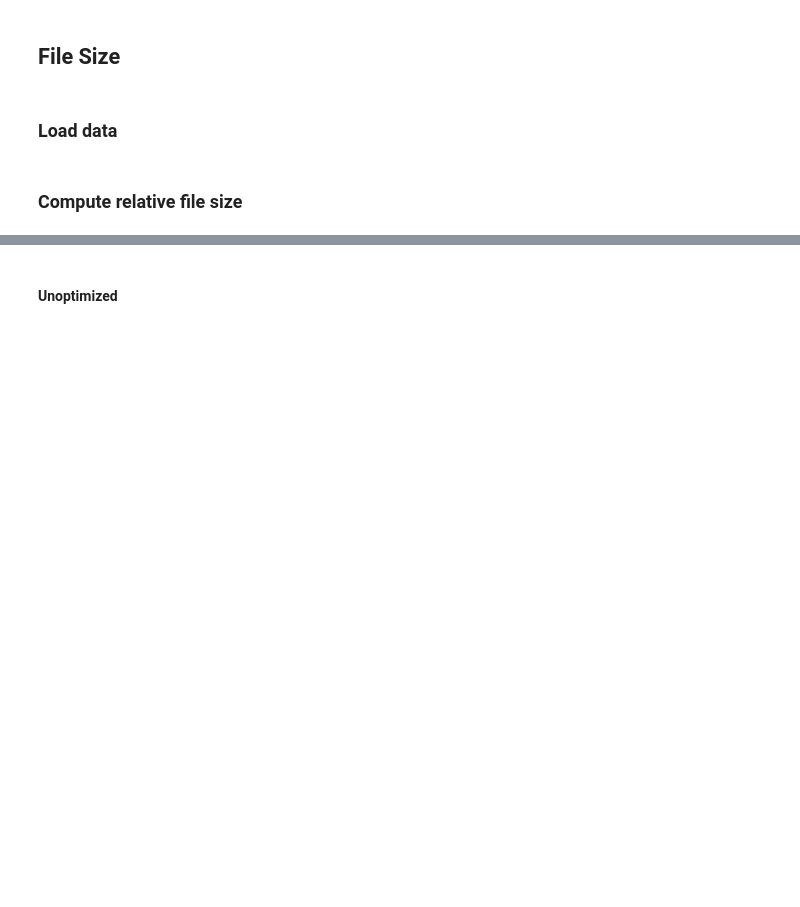
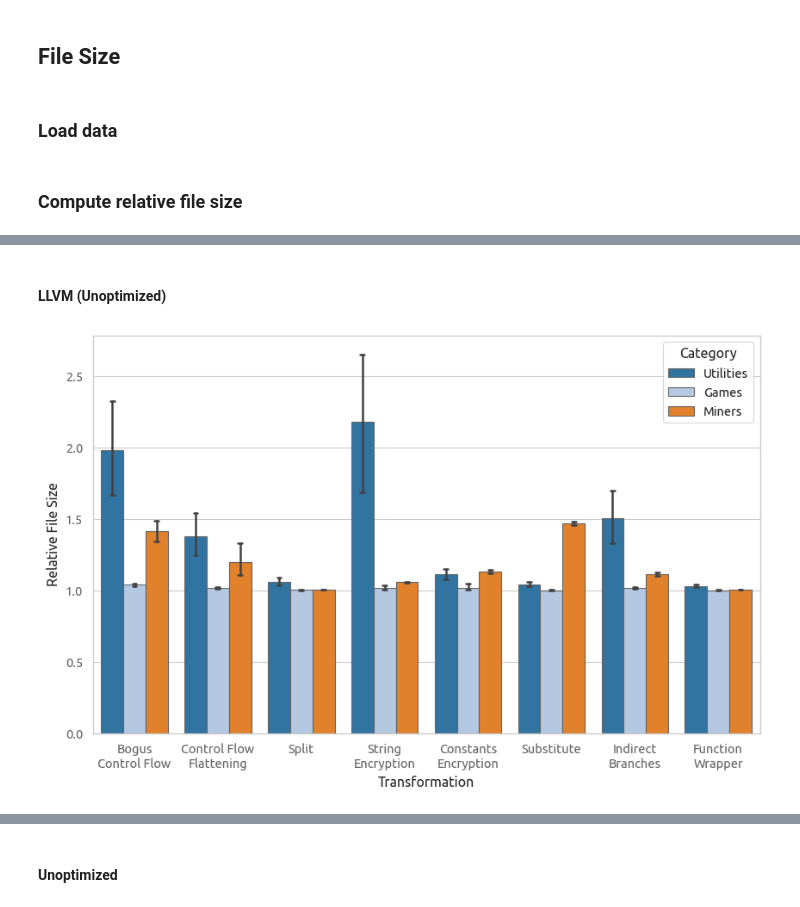
Before and after one commit to HakonHarnes/wasm-obf, a Jupyter notebook: analysis/file-size.ipynb, the cells around one changed output, grey strips where cells are left out. Cells and saved outputs as stored; diff of their text form; code cells hidden in the pictures; blank space fills up the shorter version.

```diff
--- a/analysis/file-size.ipynb
+++ b/analysis/file-size.ipynb
@@ -76,0 +144,16 @@ def plot_relative_file_size_by_category(df, xlabel):
+# %% [markdown]
+#### LLVM (Unoptimized)
+# %%
+xlabels = [
+    'Bogus\nControl Flow',
+    'Control Flow\nFlattening',
+    'Split',
+    'String\nEncryption',
+    'Constants\nEncryption',
+    'Substitute',
+    'Indirect\nBranches',
+    'Function\nWrapper'
+]
+plot_relative_file_size_by_category(llvm_unoptimized, xlabel='Transformation', xlabels=xlabels)
+# %% [output]
+[figure, added]
```
Also changed, not shown: parts of 40 cells of this notebook.
